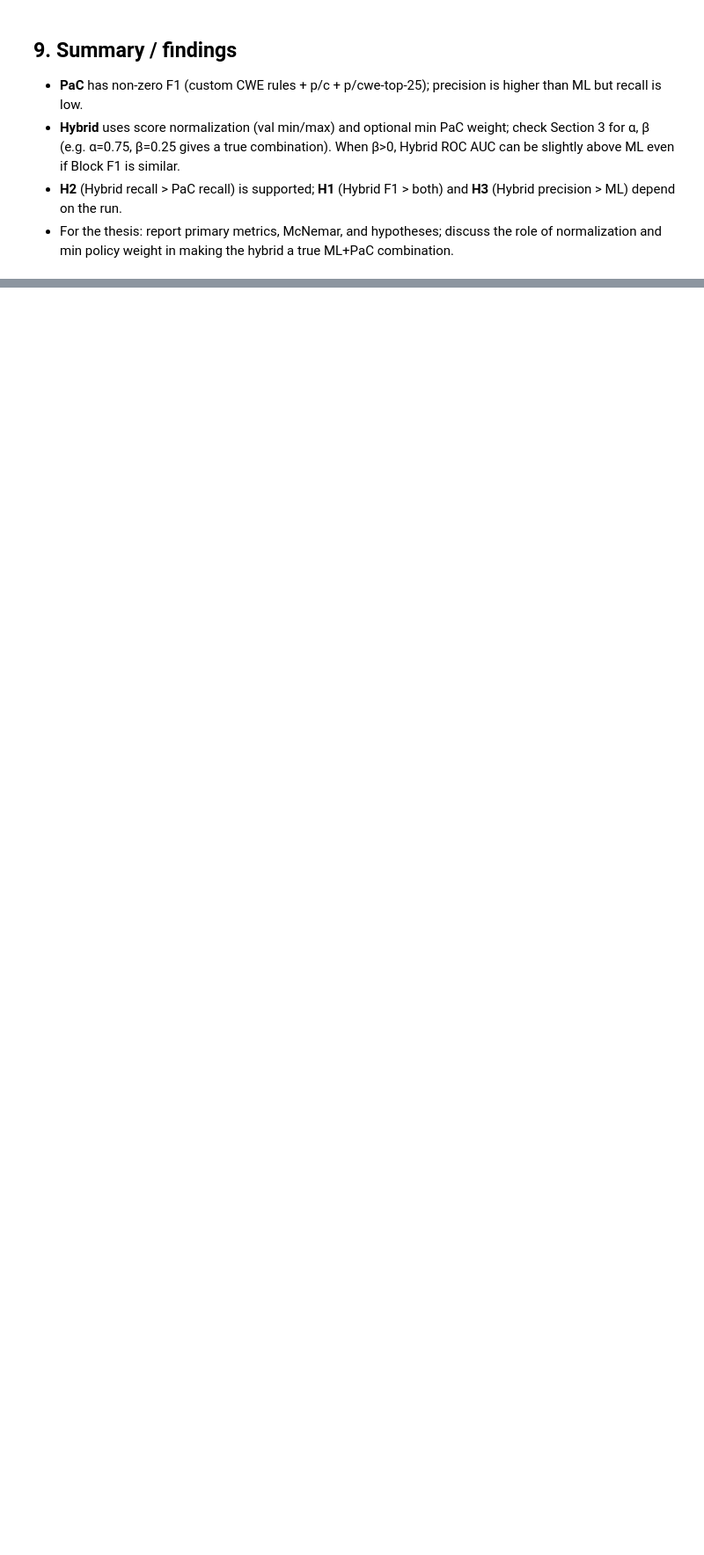
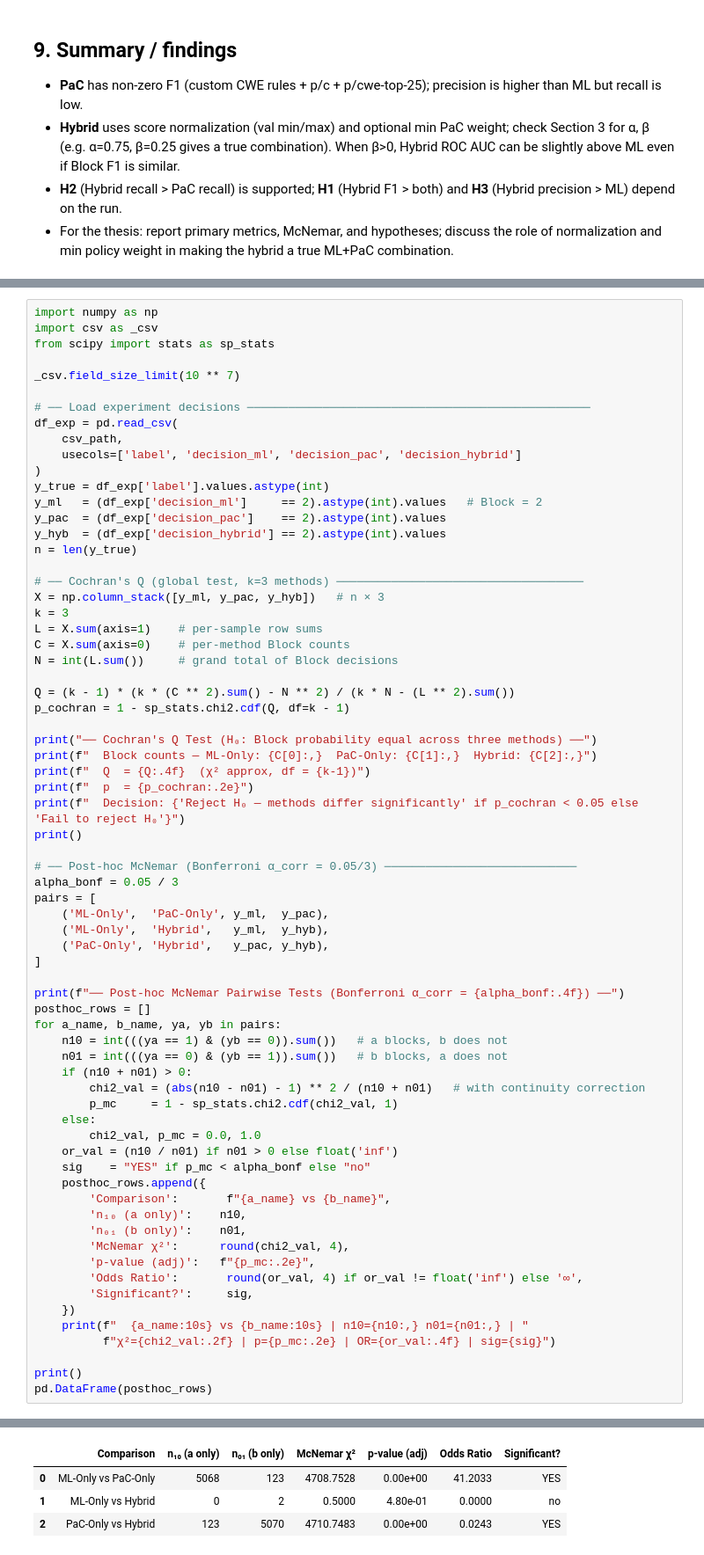
Before and after one commit to yunjin08/ml-code-eval, a Jupyter notebook: notebooks/findings.ipynb, the cells around one changed output, grey strips where cells are left out. Shown at 88% size. Cells and saved outputs as stored; diff of their text form; blank space fills up the shorter version.

```diff
--- a/notebooks/findings.ipynb
+++ b/notebooks/findings.ipynb
@@ -436,0 +445,70 @@ Decision counts (Block=2):
+# %%
+import numpy as np
+import csv as _csv
+from scipy import stats as sp_stats
+
+_csv.field_size_limit(10 ** 7)
+
+# ── Load experiment decisions ──────────────────────────────────────────────────
+df_exp = pd.read_csv(
+    csv_path,
+    usecols=['label', 'decision_ml', 'decision_pac', 'decision_hybrid']
+)
+y_true = df_exp['label'].values.astype(int)
+y_ml   = (df_exp['decision_ml']     == 2).astype(int).values   # Block = 2
+y_pac  = (df_exp['decision_pac']    == 2).astype(int).values
+y_hyb  = (df_exp['decision_hybrid'] == 2).astype(int).values
+n = len(y_true)
+
+# ── Cochran's Q (global test, k=3 methods) ────────────────────────────────────
+X = np.column_stack([y_ml, y_pac, y_hyb])   # n × 3
+k = 3
+L = X.sum(axis=1)    # per-sample row sums
+C = X.sum(axis=0)    # per-method Block counts
+N = int(L.sum())     # grand total of Block decisions
+
+Q = (k - 1) * (k * (C ** 2).sum() - N ** 2) / (k * N - (L ** 2).sum())
+p_cochran = 1 - sp_stats.chi2.cdf(Q, df=k - 1)
+
+print("── Cochran's Q Test (H₀: Block probability equal across three methods) ──")
+print(f"  Block counts — ML-Only: {C[0]:,}  PaC-Only: {C[1]:,}  Hybrid: {C[2]:,}")
+print(f"  Q  = {Q:.4f}  (χ² approx, df = {k-1})")
+print(f"  p  = {p_cochran:.2e}")
+print(f"  Decision: {'Reject H₀ — methods differ significantly' if p_cochran < 0.05 else 'Fail to reject H₀'}")
+print()
+
+# ── Post-hoc McNemar (Bonferroni α_corr = 0.05/3) ────────────────────────────
+alpha_bonf = 0.05 / 3
+pairs = [
+    ('ML-Only',  'PaC-Only', y_ml,  y_pac),
+    ('ML-Only',  'Hybrid',   y_ml,  y_hyb),
+    ('PaC-Only', 'Hybrid',   y_pac, y_hyb),
+]
+
+print(f"── Post-hoc McNemar Pairwise Tests (Bonferroni α_corr = {alpha_bonf:.4f}) ──")
+posthoc_rows = []
+for a_name, b_name, ya, yb in pairs:
+    n10 = int(((ya == 1) & (yb == 0)).sum())   # a blocks, b does not
+    n01 = int(((ya == 0) & (yb == 1)).sum())   # b blocks, a does not
+    if (n10 + n01) > 0:
+        chi2_val = (abs(n10 - n01) - 1) ** 2 / (n10 + n01)   # with continuity correction
+        p_mc     = 1 - sp_stats.chi2.cdf(chi2_val, 1)
+    else:
+        chi2_val, p_mc = 0.0, 1.0
+    or_val = (n10 / n01) if n01 > 0 else float('inf')
+    sig    = "YES" if p_mc < alpha_bonf else "no"
+    posthoc_rows.append({
+        'Comparison':       f"{a_name} vs {b_name}",
+        'n₁₀ (a only)':    n10,
+        'n₀₁ (b only)':    n01,
+        'McNemar χ²':      round(chi2_val, 4),
+        'p-value (adj)':   f"{p_mc:.2e}",
+        'Odds Ratio':       round(or_val, 4) if or_val != float('inf') else '∞',
+        'Significant?':     sig,
+    })
+    print(f"  {a_name:10s} vs {b_name:10s} | n10={n10:,} n01={n01:,} | "
+          f"χ²={chi2_val:.2f} | p={p_mc:.2e} | OR={or_val:.4f} | sig={sig}")
+
+print()
+pd.DataFrame(posthoc_rows)
+# %% [output]
@@ -436,0 +525,4 @@ Decision counts (Block=2):
+|  | Comparison | n₁₀ (a only) | n₀₁ (b only) | McNemar χ² | p-value (adj) | Odds Ratio | Significant? |
+| 0 | ML-Only vs PaC-Only | 5068 | 123 | 4708.7528 | 0.00e+00 | 41.2033 | YES |
+| 1 | ML-Only vs Hybrid | 0 | 2 | 0.5000 | 4.80e-01 | 0.0000 | no |
+| 2 | PaC-Only vs Hybrid | 123 | 5070 | 4710.7483 | 0.00e+00 | 0.0243 | YES |
```
Also changed, not shown: parts of 3 cells of this notebook, 2 other files.
